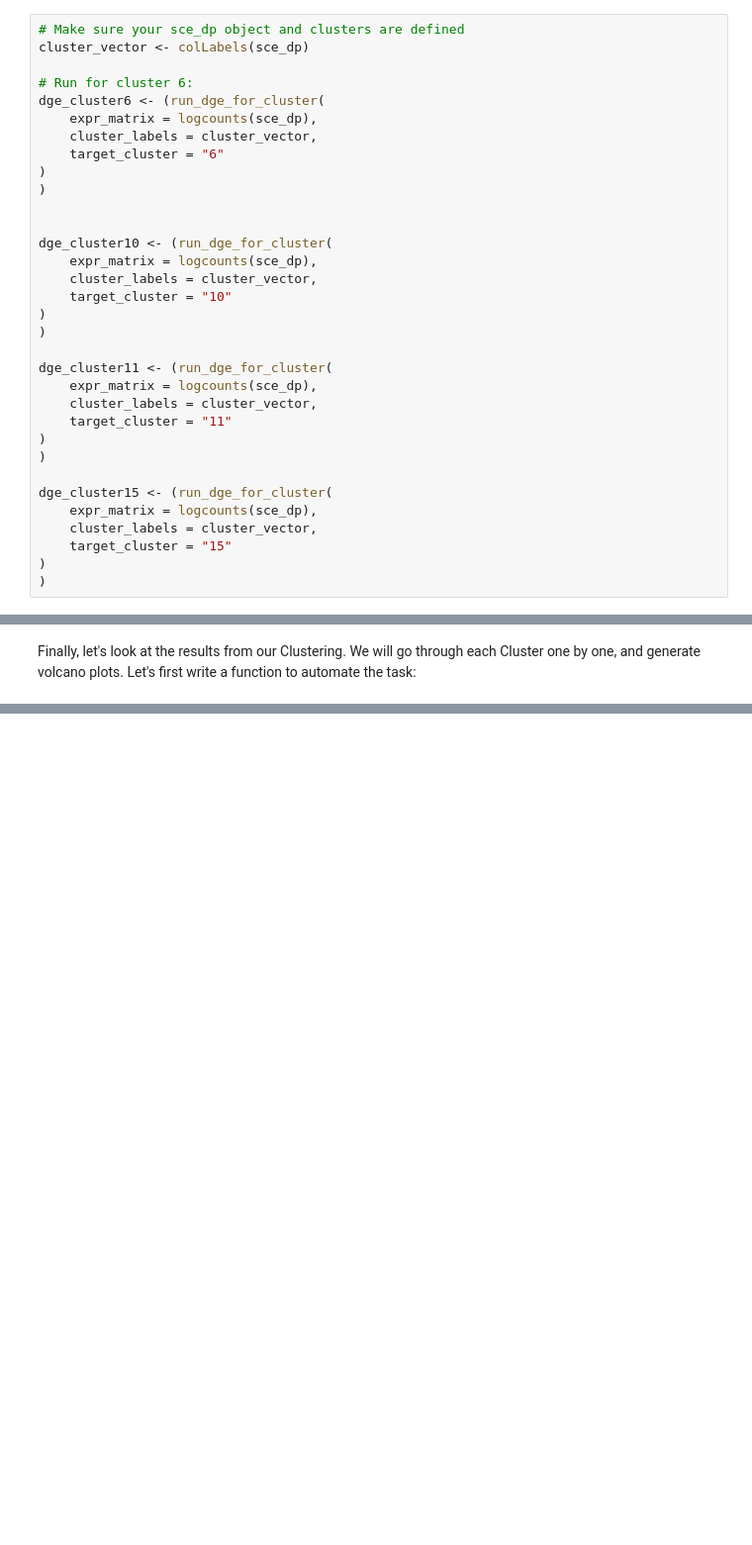
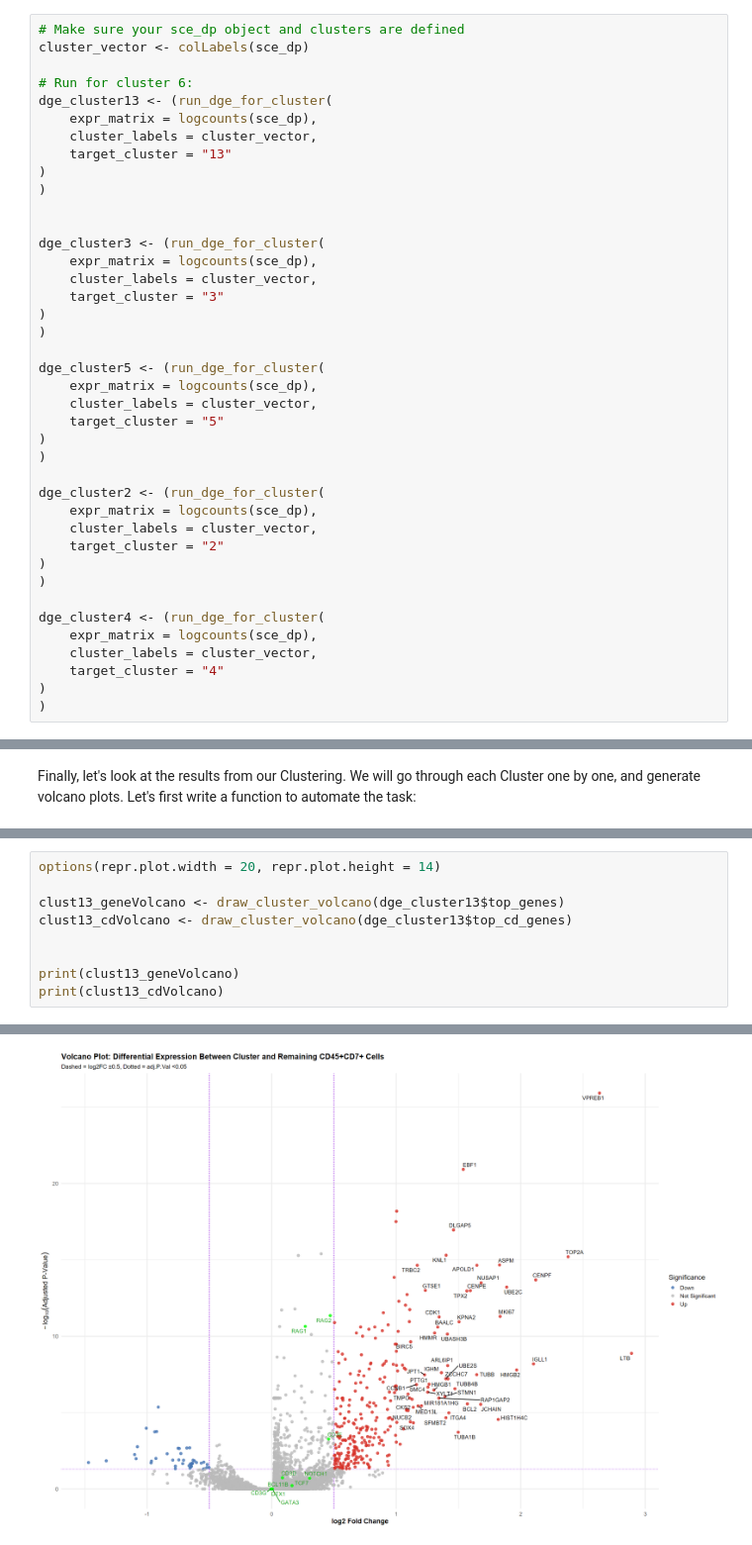
Before and after one commit to piyush-1903/ZandstraEaves_DirectedStudies, a Jupyter notebook: Aim3/Aim3_Analysis.ipynb, the cells around one changed output, grey strips where cells are left out. Shown at 99% size. Drawn from its saved outputs; the diff is of its cells as text; blank space fills up the shorter version.

```diff
--- a/Aim3/Aim3_Analysis.ipynb
+++ b/Aim3/Aim3_Analysis.ipynb
@@ -1016,34 +950,41 @@ Now, let's run all the DGE on all of our clustering:
 cluster_vector <- colLabels(sce_dp)
 
 # Run for cluster 6:
-dge_cluster6 <- (run_dge_for_cluster(
+dge_cluster13 <- (run_dge_for_cluster(
     expr_matrix = logcounts(sce_dp),
     cluster_labels = cluster_vector,
-    target_cluster = "6"
+    target_cluster = "13"
 )
 )
 
 
-dge_cluster10 <- (run_dge_for_cluster(
+dge_cluster3 <- (run_dge_for_cluster(
     expr_matrix = logcounts(sce_dp),
     cluster_labels = cluster_vector,
-    target_cluster = "10"
+    target_cluster = "3"
 )
 )
 
-dge_cluster11 <- (run_dge_for_cluster(
+dge_cluster5 <- (run_dge_for_cluster(
     expr_matrix = logcounts(sce_dp),
     cluster_labels = cluster_vector,
-    target_cluster = "11"
+    target_cluster = "5"
 )
 )
 
-dge_cluster15 <- (run_dge_for_cluster(
+dge_cluster2 <- (run_dge_for_cluster(
     expr_matrix = logcounts(sce_dp),
     cluster_labels = cluster_vector,
-    target_cluster = "15"
+    target_cluster = "2"
 )
 )
+
+dge_cluster4 <- (run_dge_for_cluster(
+    expr_matrix = logcounts(sce_dp),
+    cluster_labels = cluster_vector,
+    target_cluster = "4"
+)
+)
 # %% [output]
 Warning message:
 "Zero sample variances detected, have been offset away from zero"
@@ -1146,0 +1077,10 @@ The presence of **CD79A**, while unexpected, does not negate the T-lineage bias.
+# %%
+options(repr.plot.width = 20, repr.plot.height = 14)
+
+clust13_geneVolcano <- draw_cluster_volcano(dge_cluster13$top_genes)
+clust13_cdVolcano <- draw_cluster_volcano(dge_cluster13$top_cd_genes)
+
+
+print(clust13_geneVolcano)
+print(clust13_cdVolcano)
+# %% [output]
@@ -1146,0 +1089 @@ The presence of **CD79A**, while unexpected, does not negate the T-lineage bias.
+[figure, added]
```
Also changed, not shown: parts of 28 cells of this notebook, 2 other files.
